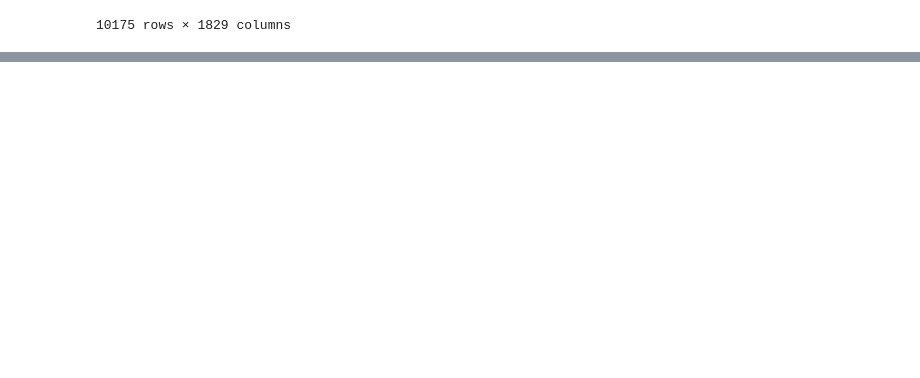
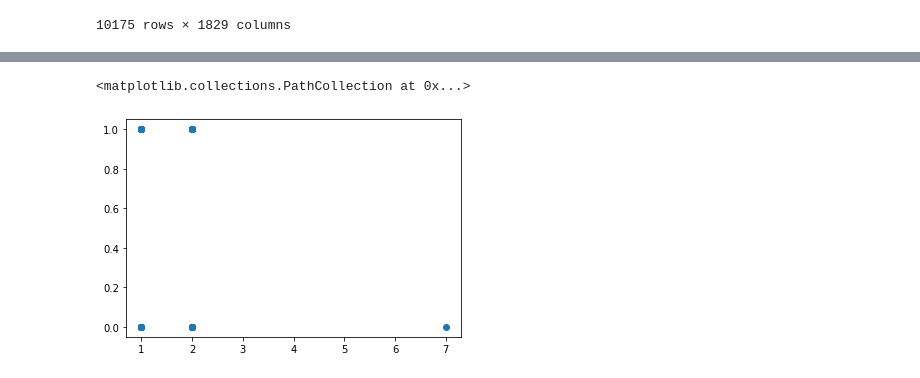
Before and after one commit to birddropping/IND5003-Group-Project, a Jupyter notebook: IND5003_Group_Project_bb_edit.ipynb, the cells around one changed output, grey strips where cells are left out. Drawn from its saved outputs; the diff is of its cells as text; code cells hidden in the pictures; blank space fills up the shorter version.

```diff
--- a/IND5003_Group_Project_bb_edit.ipynb
+++ b/IND5003_Group_Project_bb_edit.ipynb
@@ -76,0 +77,25 @@ data_final
+# %%
+database_final = data_final[data_final['LBXGH'].notna()]
+# %%
+#Create working database for activity
+activity = ["LBXGH","PAQ605", "PAQ620", "PAQ635", "PAQ650", "PAQ665", "PAD680", "PAQ706", "PAQ710", "PAQ715"]
+activity_wk = database_final.loc[:,activity]
+
+#drop "PAQ706" due to poor data
+#code out target variable "DM"
+#code activity levels
+activity1 = ["LBXGH","PAQ605", "PAQ620", "PAQ635", "PAQ650", "PAQ665", "PAD680", "PAQ710", "PAQ715"]
+activity_wk = database_final.loc[:,activity1]
+activity_wk["DM"] = activity_wk["LBXGH"]>6.5
+activity_wk["activity_lvl_high"] = (activity_wk["PAQ605" or "PAQ650"] ==1)
+activity_wk["activity_lvl_med"] =  (activity_wk["PAQ620" or "PAQ665"] ==1)
+activity_wk["activity_lvl_low"] =  (activity_wk["PAQ605" and "PAQ650" and "PAQ620" and "PAQ665"] !=1)
+
+
+#??? How to classify into individual activity level
+#if activity_wk["activity_lvl_high"] is True:
+#    activity_wk["activity_lvl"] = "High"
+#activity_wk
+
+activity_wk["activity_lvl_high"].replace(to_replace= "True", value =1).replace(to_replace= "False", value =0)
+activity_wk
@@ -76,0 +116,6 @@ data_final
+# %%
+activity_wk.info()
+#NA check
+activity_wk.isna().sum()
+#remove NAs
+activity_wk = activity_wk.dropna()
@@ -76,0 +170,9 @@ data_final
+# %%
+#EDA
+import matplotlib.pyplot as plt
+#for i in activity1:
+    #plt.scatter(activity_wk[i],activity_wk["LBXGH"])
+plt.scatter(activity_wk["PAQ605"],activity_wk["DM"])
+# %% [output]
+<matplotlib.collections.PathCollection at 0x...>
+[figure, added]
```
Also changed, not shown: parts of 9 cells of this notebook.
